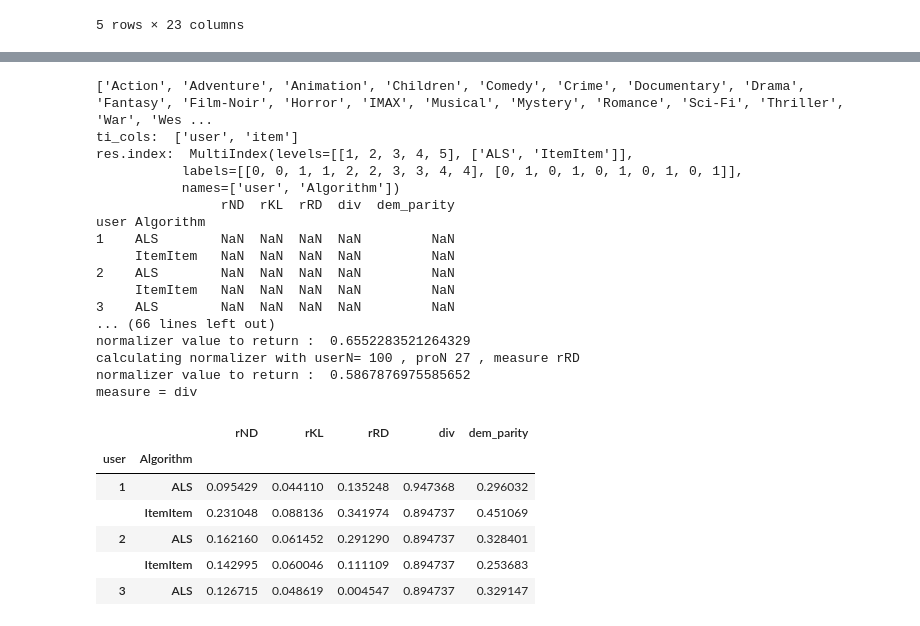
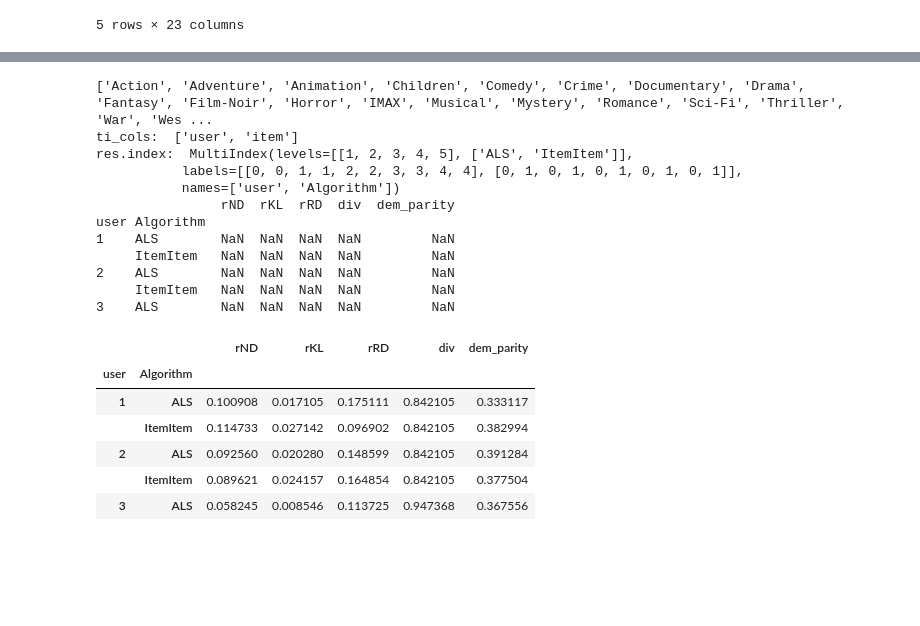
Before and after one commit to DeniseWarncke/Fair-Recommendations, a Jupyter notebook: Read_dummy.ipynb, the cells around one changed output, grey strips where cells are left out. Saved outputs shown, nothing was run; the diff lists cells and outputs as text; code cells hidden in the pictures; blank space fills up the shorter version.

```diff
--- a/Read_dummy.ipynb
+++ b/Read_dummy.ipynb
@@ -165,41 +159,37 @@ x
 # %%
 # user , algorithms = iput to group_cols --> de koloner der skal  groupes på
+# res: categories of protected variable
 res= list(all_recs_joined.iloc[:,8:])
 print(res)
 
 rla = topnFair.FairRecListAnalysis(['user', "Algorithm"])
 rla.add_metric("rND")
 rla.add_metric("rKL")
 rla.add_metric("rRD")
 rla.add_metric("div")
 rla.add_metric("dem_parity")
-results = rla.compute(all_recs_joined, test_data, res)
+results = rla.compute(all_recs_joined, test_data, "Action", res)
 results.head()
 # %% [output]
 ['Action', 'Adventure', 'Animation', 'Children', 'Comedy', 'Crime', 'Documentary', 'Drama', 'Fantasy', 'Film-Noir', 'Horror', 'IMAX', 'Musical', 'Mystery', 'Romance', 'Sci-Fi', 'Thriller', 'War', 'Wes ...
 ti_cols:  ['user', 'item']
 res.index:  MultiIndex(levels=[[1, 2, 3, 4, 5], ['ALS', 'ItemItem']],
            labels=[[0, 0, 1, 1, 2, 2, 3, 3, 4, 4], [0, 1, 0, 1, 0, 1, 0, 1, 0, 1]],
            names=['user', 'Algorithm'])
                 rND  rKL  rRD  div  dem_parity
 user Algorithm
 1    ALS        NaN  NaN  NaN  NaN         NaN
      ItemItem   NaN  NaN  NaN  NaN         NaN
 2    ALS        NaN  NaN  NaN  NaN         NaN
      ItemItem   NaN  NaN  NaN  NaN         NaN
 3    ALS        NaN  NaN  NaN  NaN         NaN
-... (66 lines left out)
-normalizer value to return :  0.6552283521264329
-calculating normalizer with userN= 100 , proN 27 , measure rRD
-normalizer value to return :  0.5867876975585652
-measure = div
 |  |  | rND | rKL | rRD | div | dem_parity |
 | user | Algorithm |  |  |  |  |  |
-| 1 | ALS | 0.095429 | 0.044110 | 0.135248 | 0.947368 | 0.296032 |
-|  | ItemItem | 0.231048 | 0.088136 | 0.341974 | 0.894737 | 0.451069 |
-| 2 | ALS | 0.162160 | 0.061452 | 0.291290 | 0.894737 | 0.328401 |
-|  | ItemItem | 0.142995 | 0.060046 | 0.111109 | 0.894737 | 0.253683 |
-| 3 | ALS | 0.126715 | 0.048619 | 0.004547 | 0.894737 | 0.329147 |
+| 1 | ALS | 0.100908 | 0.017105 | 0.175111 | 0.842105 | 0.333117 |
+|  | ItemItem | 0.114733 | 0.027142 | 0.096902 | 0.842105 | 0.382994 |
+| 2 | ALS | 0.092560 | 0.020280 | 0.148599 | 0.842105 | 0.391284 |
+|  | ItemItem | 0.089621 | 0.024157 | 0.164854 | 0.842105 | 0.377504 |
+| 3 | ALS | 0.058245 | 0.008546 | 0.113725 | 0.947368 | 0.367556 |
 # %%
 results.groupby('Algorithm').rND.mean()
 # %% [output]
```
Also changed, not shown: parts of 10 cells of this notebook, 16 other files.
